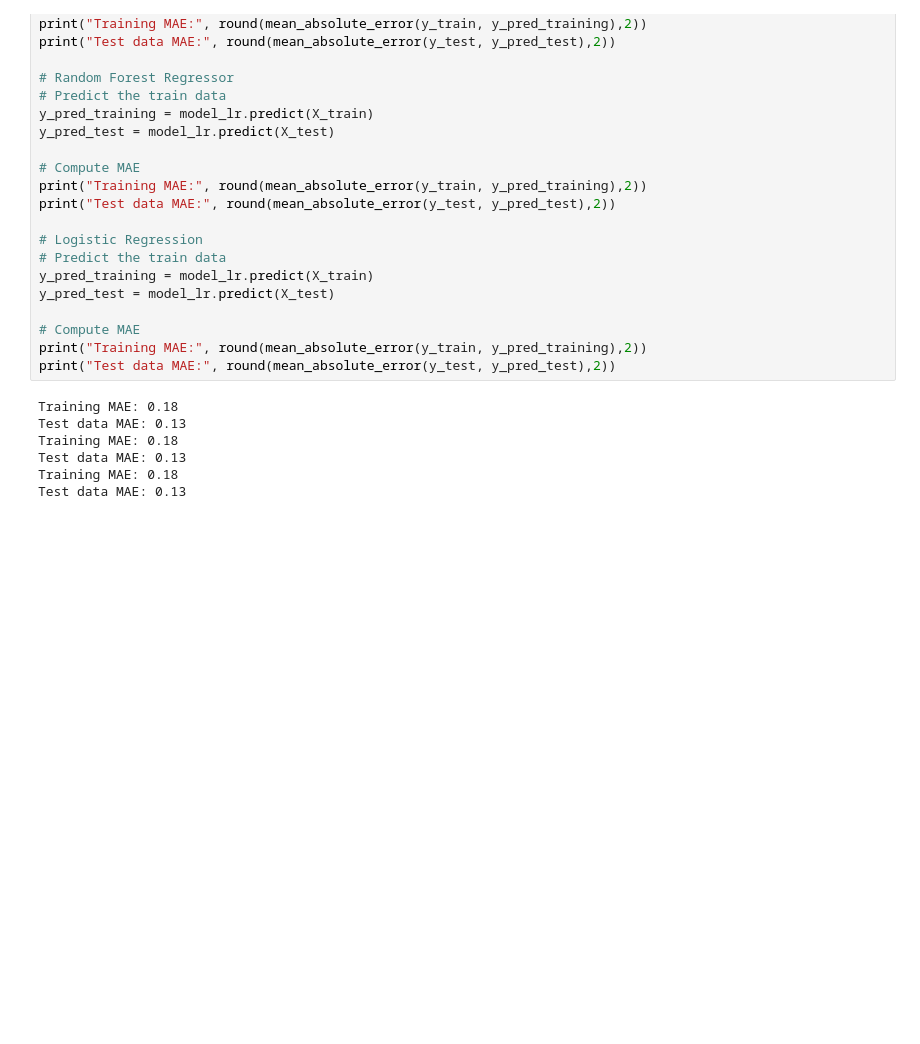
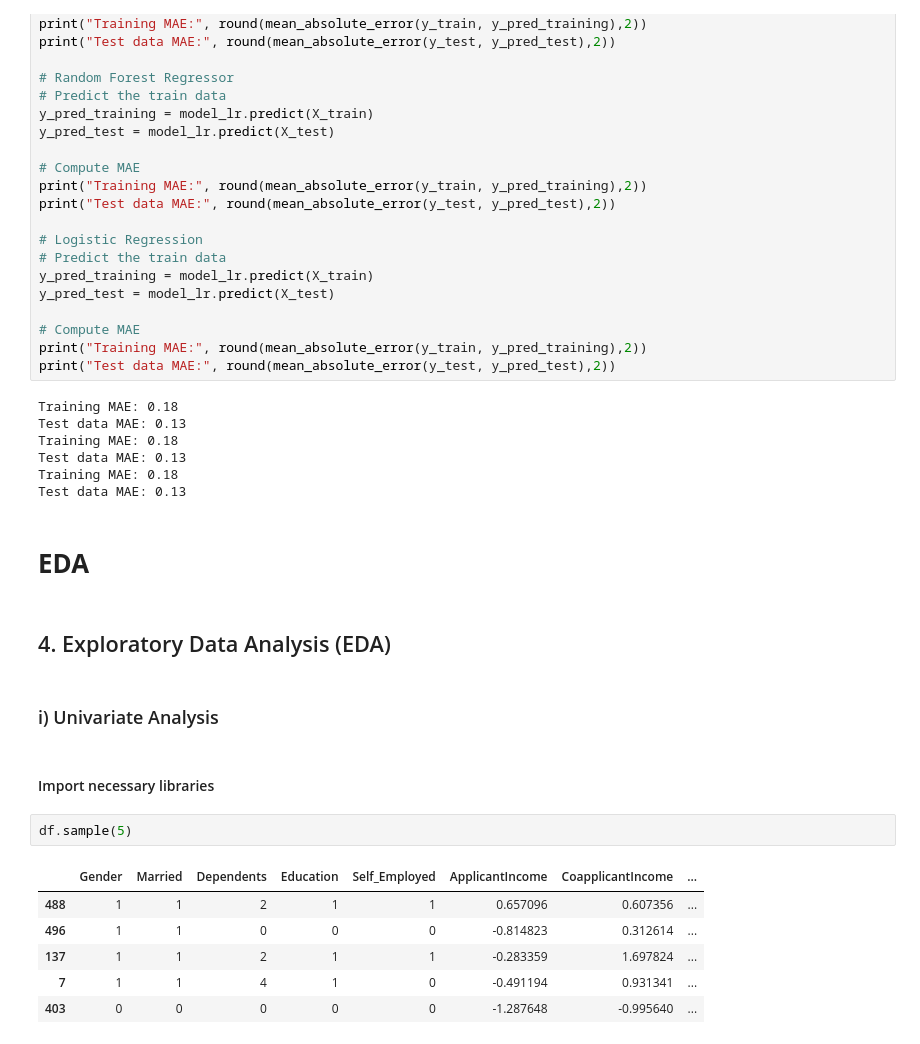
Before and after one commit to Triakshan/MLG382--Project1-Group-C-, a Jupyter notebook: MLG382- Project 1- Group C/notebooks/src/prepare_data.ipynb, the cells around one changed output. Cells and saved outputs as stored; diff of their text form; blank space fills up the shorter version.

```diff
--- a/MLG382- Project 1- Group C/notebooks/src/prepare_data.ipynb
+++ b/MLG382- Project 1- Group C/notebooks/src/prepare_data.ipynb
@@ -549,3 +549,20 @@ Training MAE: 0.18
 Test data MAE: 0.13
 Training MAE: 0.18
 Test data MAE: 0.13
+# %% [markdown]
+# **EDA**
+# %% [markdown]
+## 4. Exploratory Data Analysis (EDA)
+# %% [markdown]
+### i) Univariate Analysis
+# %% [markdown]
+#### Import necessary libraries
+# %%
+df.sample(5)
+# %% [output]
+|  | Gender | Married | Dependents | Education | Self_Employed | ApplicantIncome | CoapplicantIncome | ... |
+| 488 | 1 | 1 | 2 | 1 | 1 | 0.657096 | 0.607356 | ... |
+| 496 | 1 | 1 | 0 | 0 | 0 | -0.814823 | 0.312614 | ... |
+| 137 | 1 | 1 | 2 | 1 | 1 | -0.283359 | 1.697824 | ... |
+| 7 | 1 | 1 | 4 | 1 | 0 | -0.491194 | 0.931341 | ... |
+| 403 | 0 | 0 | 0 | 0 | 0 | -1.287648 | -0.995640 | ... |
```
Also changed, not shown: parts of 12 cells of this notebook.
